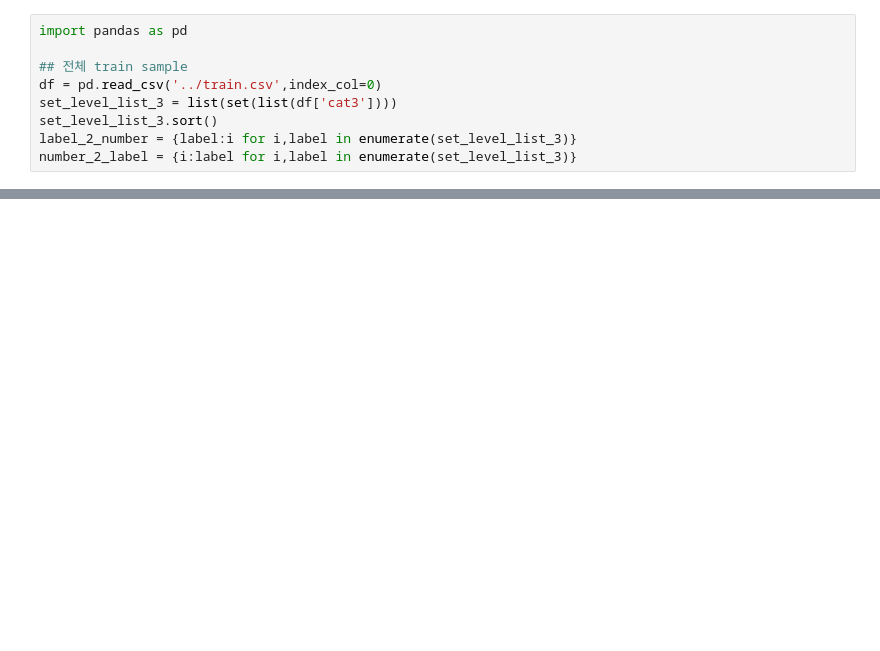
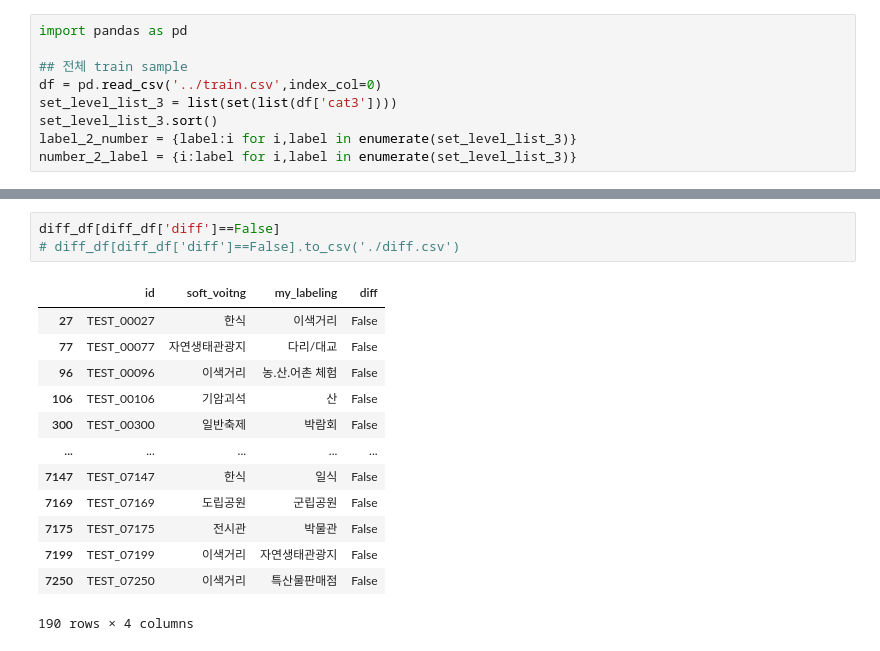
Before and after one commit to kwon-jaehong/today_study, a Jupyter notebook: 대회/dacon/관광데이터/2022_10_21_beit+robarta_large+d_gen/val데이터_정보추출.ipynb, the cells around one changed output, grey strips where cells are left out. Saved outputs shown, nothing was run; the diff lists cells and outputs as text; blank space fills up the shorter version.

```diff
--- a/대회/dacon/관광데이터/2022_10_21_beit+robarta_large+d_gen/val데이터_정보추출.ipynb
+++ b/대회/dacon/관광데이터/2022_10_21_beit+robarta_large+d_gen/val데이터_정보추출.ipynb
@@ -82,0 +134,17 @@ print(number_2_label[103],target_df.iloc[0])
+# %%
+diff_df[diff_df['diff']==False]
+# diff_df[diff_df['diff']==False].to_csv('./diff.csv')
+# %% [output]
+|  | id | soft_voitng | my_labeling | diff |
+| 27 | TEST_00027 | 한식 | 이색거리 | False |
+| 77 | TEST_00077 | 자연생태관광지 | 다리/대교 | False |
+| 96 | TEST_00096 | 이색거리 | 농.산.어촌 체험 | False |
+| 106 | TEST_00106 | 기암괴석 | 산 | False |
+| 300 | TEST_00300 | 일반축제 | 박람회 | False |
+| ... | ... | ... | ... | ... |
+| 7147 | TEST_07147 | 한식 | 일식 | False |
+| 7169 | TEST_07169 | 도립공원 | 군립공원 | False |
+| 7175 | TEST_07175 | 전시관 | 박물관 | False |
+| 7199 | TEST_07199 | 이색거리 | 자연생태관광지 | False |
+| 7250 | TEST_07250 | 이색거리 | 특산물판매점 | False |
+190 rows × 4 columns
```
Also changed, not shown: parts of 14 cells of this notebook, 21 other files.
